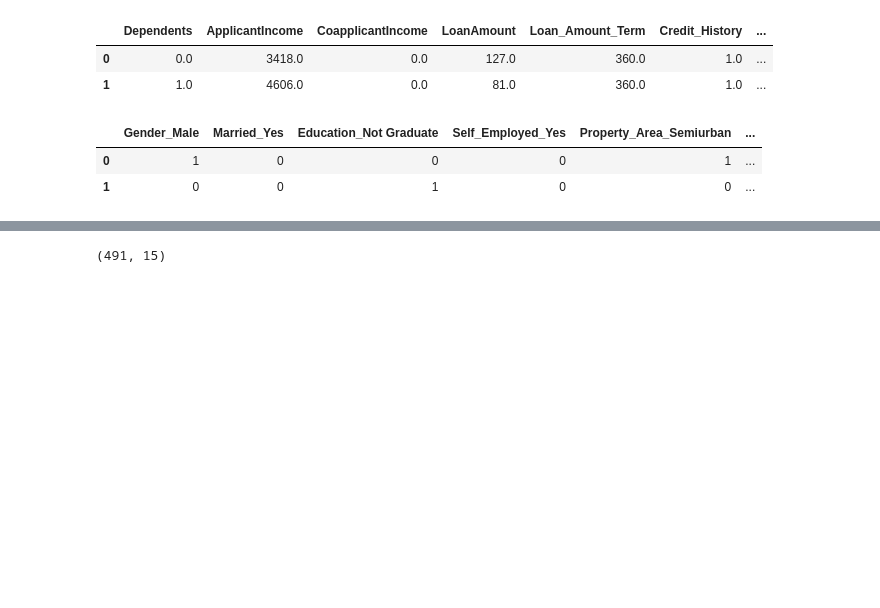
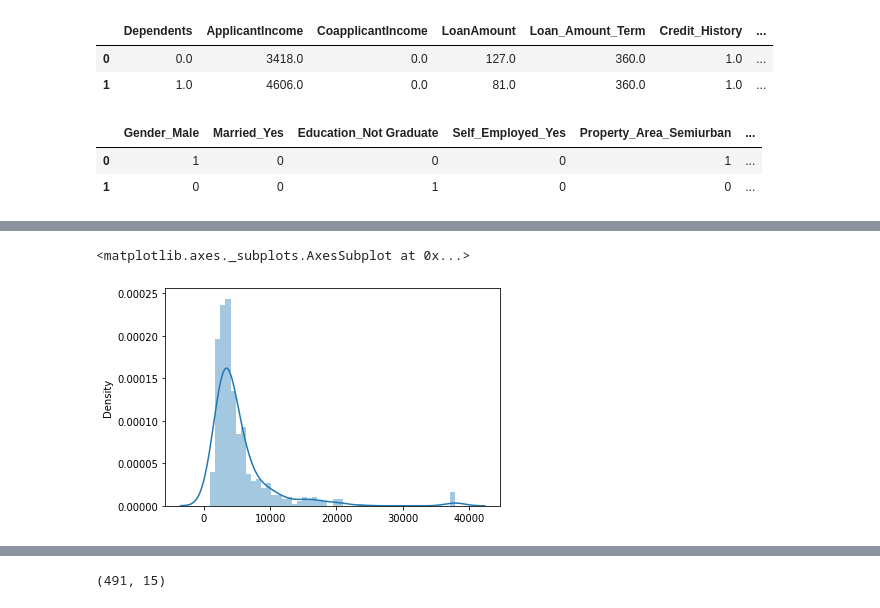
Before and after one commit to giordanap/MLA, a Jupyter notebook: n-clase/aprendizaje_supervisado.ipynb, the cells around one changed output, grey strips where cells are left out. Saved outputs shown, nothing was run; the diff lists cells and outputs as text; code cells hidden in the pictures; blank space fills up the shorter version.

```diff
--- a/n-clase/aprendizaje_supervisado.ipynb
+++ b/n-clase/aprendizaje_supervisado.ipynb
@@ -353,0 +414,8 @@ X_train_cat_dummies.head(2)
+# %%
+var = 'ApplicantIncome'
+a = df_clip.filter(like=var, axis=0).values[0]
+var_clip = np.clip(X_train_num_imputed[var],a[2],a[3])
+sns.distplot(x = var_clip)
+# %% [output]
+<matplotlib.axes._subplots.AxesSubplot at 0x...>
+[figure, added]
```
Also changed, not shown: parts of 75 cells of this notebook, 4 other files.
